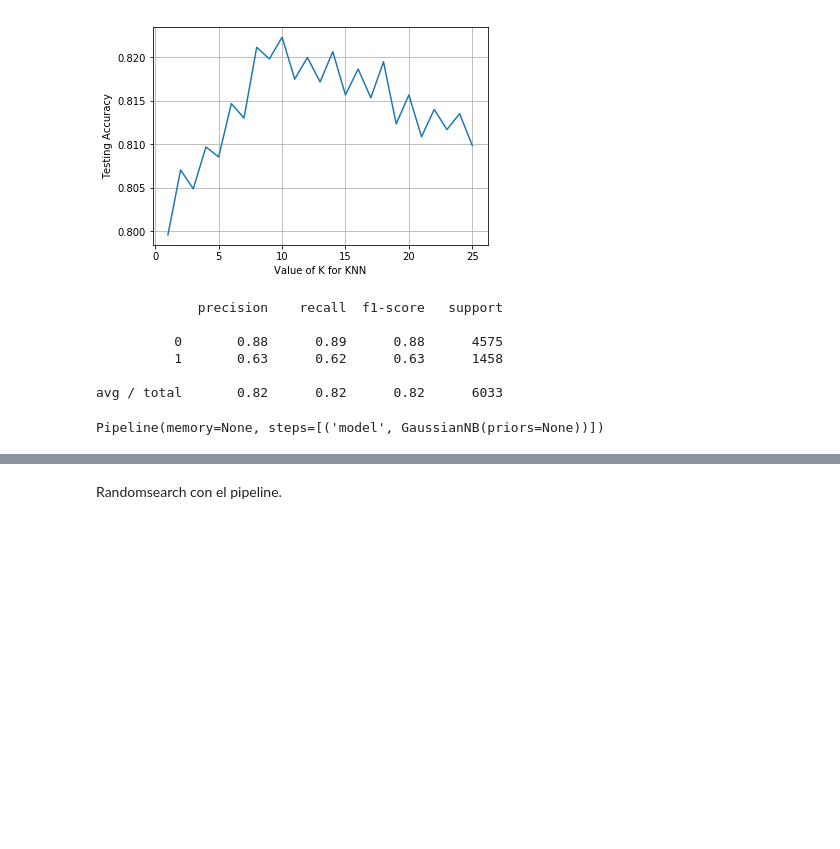
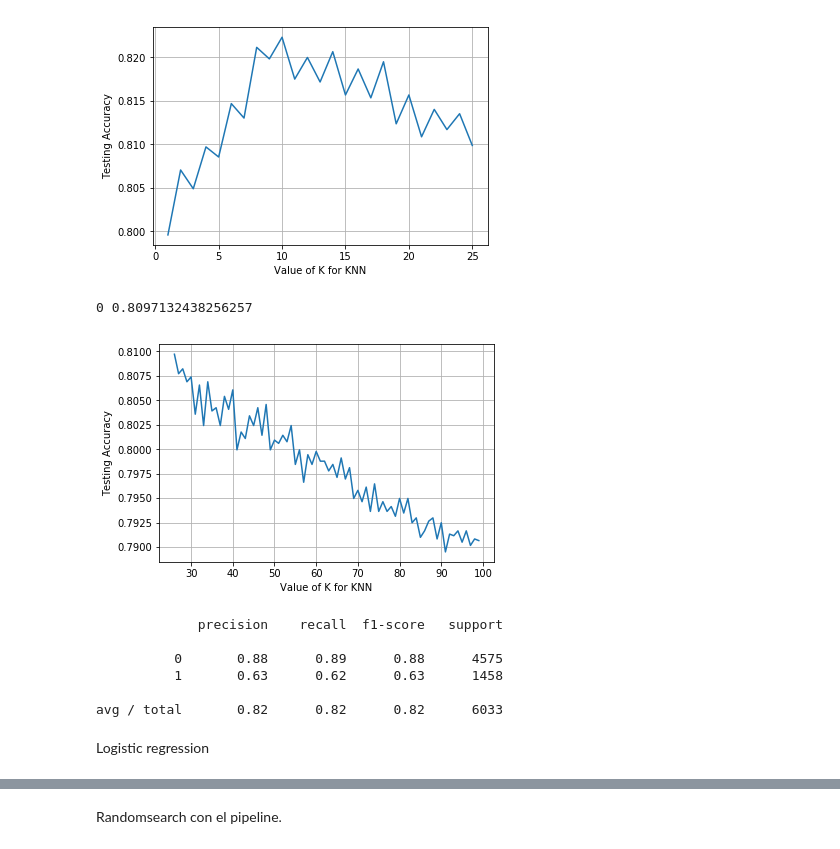
Before and after one commit to Villamaru/entrega_3, a Jupyter notebook: Modelos y Pipelines.ipynb, the cells around one changed output, grey strips where cells are left out. Cells and saved outputs as stored; diff of their text form; code cells hidden in the pictures; blank space fills up the shorter version.

```diff
--- a/Modelos y Pipelines.ipynb
+++ b/Modelos y Pipelines.ipynb
@@ -61,2 +60,13 @@ pipeline = Pipeline([
     ("model",modelo_elegido()),
 ])
+# %%
+estimator = LogisticRegression()
+selector = RFECV(estimator, step=1, cv=5)
+selector = selector.fit(X, y)
+y_pred = selector.predict(X_test)
+#Imprimimos el reporte de clasificacion con el mejor modelo
+print(classification_report(y_test,y_pred))
+# %%
+y_pred = selector.predict(X_test)
+#Imprimimos el reporte de clasificacion con el mejor modelo
+print(classification_report(y_test,y_pred))
@@ -100,6 +117,26 @@ plt.grid(True)
 
 avg / total       0.83      0.81      0.82      6033
 [figure]
+# %%
+from sklearn.neighbors import KNeighborsClassifier
+k_range = np.arange(26, 100)
+scores = []
+for k in k_range:
+    knn = KNeighborsClassifier(n_neighbors=k,n_jobs=-1)
+    knn.fit(X, y)
+    y_pred = knn.predict(X_test)
+    scores.append(metrics.accuracy_score(y_test, y_pred))
+print(scores.index(max(scores)), max(scores))
+# %% [output]
+0 0.8097132438256257
+# %%
+# ploteamos la relacion entre K y la precisión del test
+plt.plot(k_range, scores)
+plt.xlabel('Value of K for KNN')
+plt.ylabel('Testing Accuracy')
+plt.grid(True)
+# %% [output]
+[figure, added]
 # %%
 #Fiteamos el mejor modelo
 knn = KNeighborsClassifier(n_neighbors=10)
@@ -115,8 +152,3 @@ print(classification_report(y_test,y_pred))
           1       0.63      0.62      0.63      1458
 
 avg / total       0.82      0.82      0.82      6033
-# %%
-#fit simple de prueba
-pipeline.fit(X,y)
-# %% [output]
-Pipeline(memory=None, steps=[('model', GaussianNB(priors=None))])
@@ -124,0 +155,2 @@ ypipeline.predict(X_test)
+# %% [markdown]
+Logistic regression
```
Also changed, not shown: parts of 7 cells of this notebook, 1 other file.
